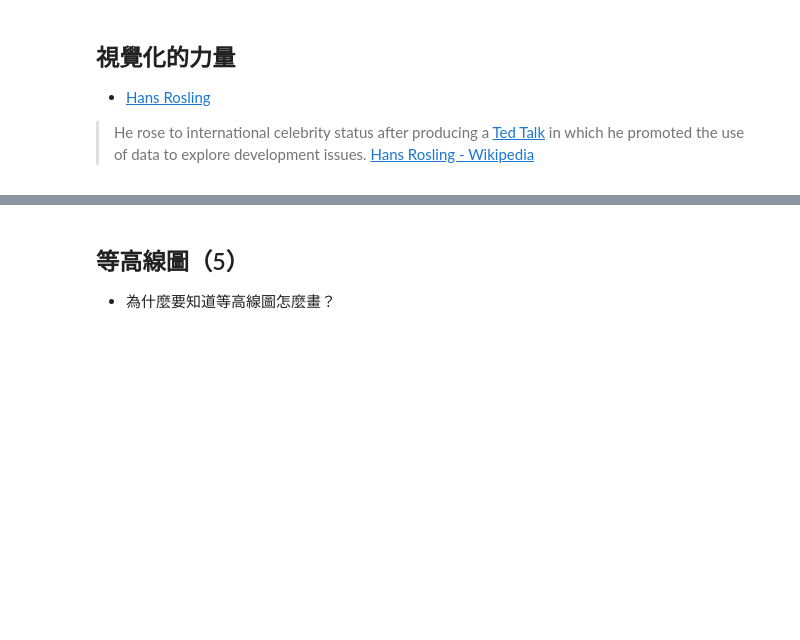
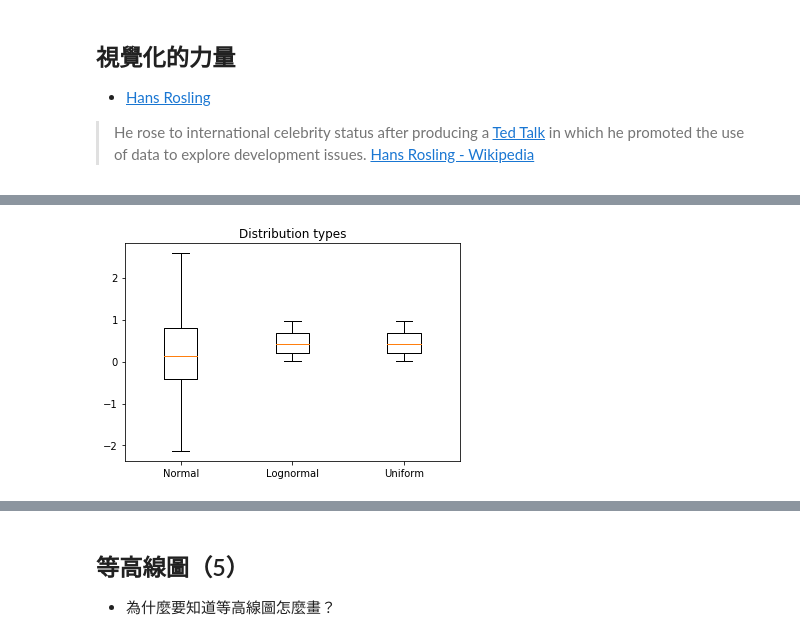
Before and after one commit to yaojenkuo/python_4_ds, a Jupyter notebook: ch10.ipynb, the cells around one changed output, grey strips where cells are left out. Cells and saved outputs as stored; diff of their text form; code cells hidden in the pictures; blank space fills up the shorter version.

```diff
--- a/ch10.ipynb
+++ b/ch10.ipynb
@@ -225,0 +85,18 @@ plt.show()
+# %%
+# plt.boxplot()
+
+import numpy as np
+import matplotlib.pyplot as plt
+
+data_size = (100, 1)
+data_norm = np.random.normal(size = data_size)
+data_lognormal = np.random.lognormal(size = data_size)
+data_unif = np.random.uniform(size = data_size)
+data = np.hstack((data_norm, data_unif, data_unif))
+labels = ['Normal', 'Lognormal', 'Uniform']
+fig, ax = plt.subplots()
+ax.boxplot(data, labels = labels)
+ax.set_title('Distribution types')
+plt.show()
+# %% [output]
+[figure, added]
```
Also changed, not shown: parts of 36 cells of this notebook, 1 other file.
